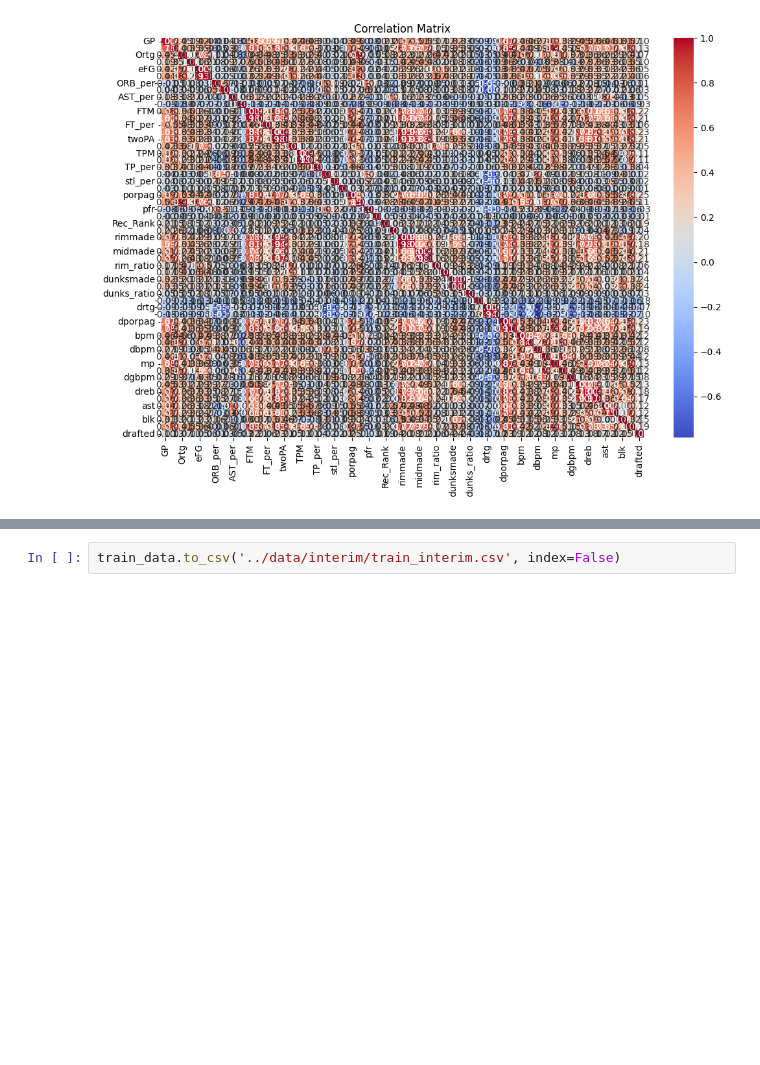
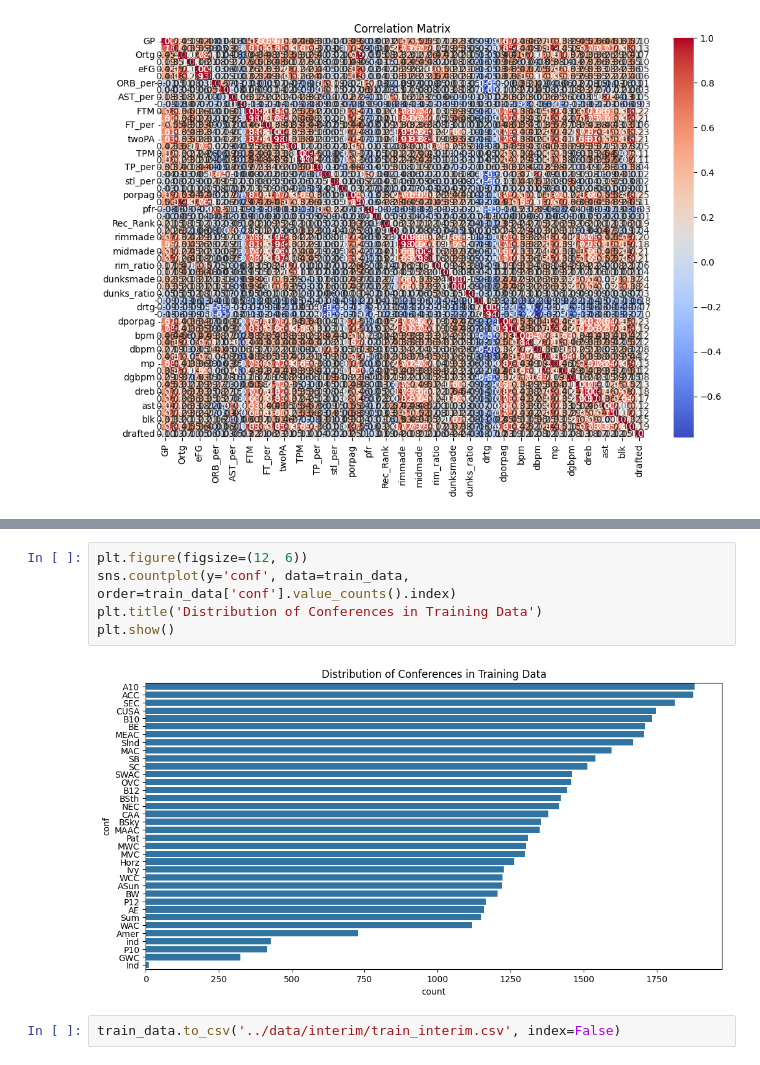
Before and after one commit to Harshit-repo/adv-mlaa-lab-1, a Jupyter notebook: notebooks/1.0--jd-week1-eda.ipynb, the cells around one changed output, grey strips where cells are left out. Saved outputs shown, nothing was run; the diff lists cells and outputs as text; blank space fills up the shorter version.

```diff
--- a/notebooks/1.0--jd-week1-eda.ipynb
+++ b/notebooks/1.0--jd-week1-eda.ipynb
@@ -83,2 +140,9 @@ plt.show()
+# %%
+plt.figure(figsize=(12, 6))
+sns.countplot(y='conf', data=train_data, order=train_data['conf'].value_counts().index)
+plt.title('Distribution of Conferences in Training Data')
+plt.show()
+# %% [output]
+[figure, added]
 # %%
 train_data.to_csv('../data/interim/train_interim.csv', index=False)
```
Also changed, not shown: parts of 6 cells of this notebook.
